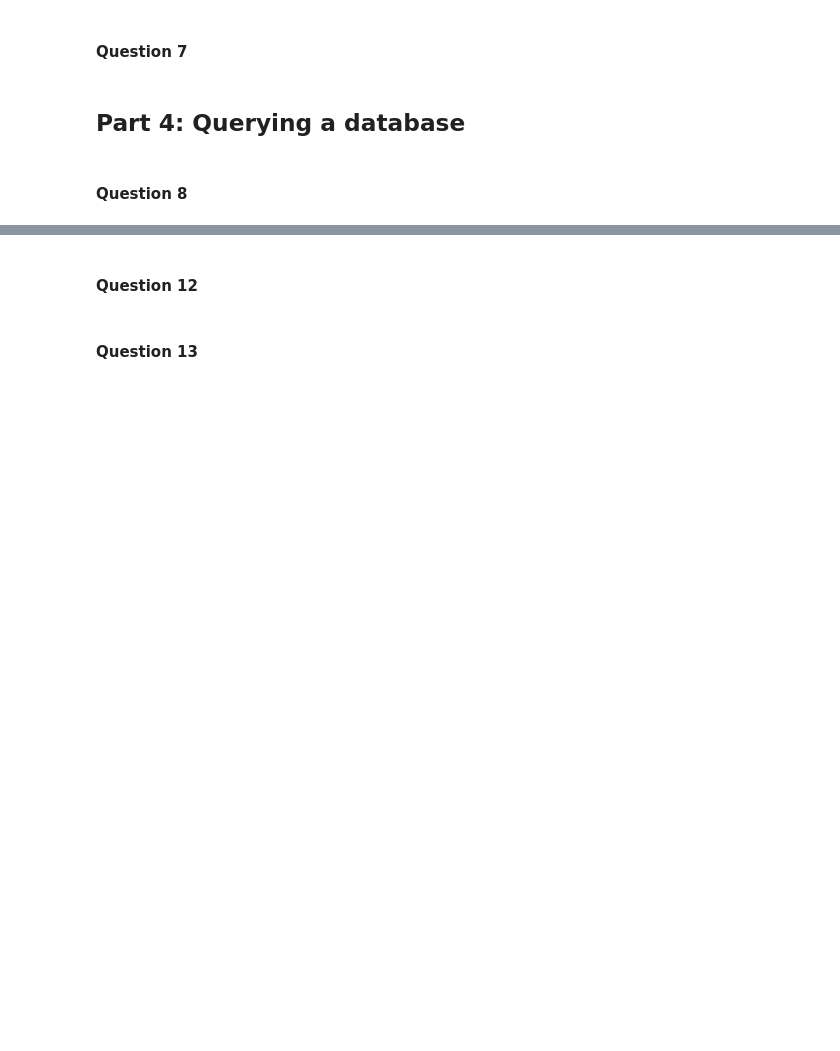
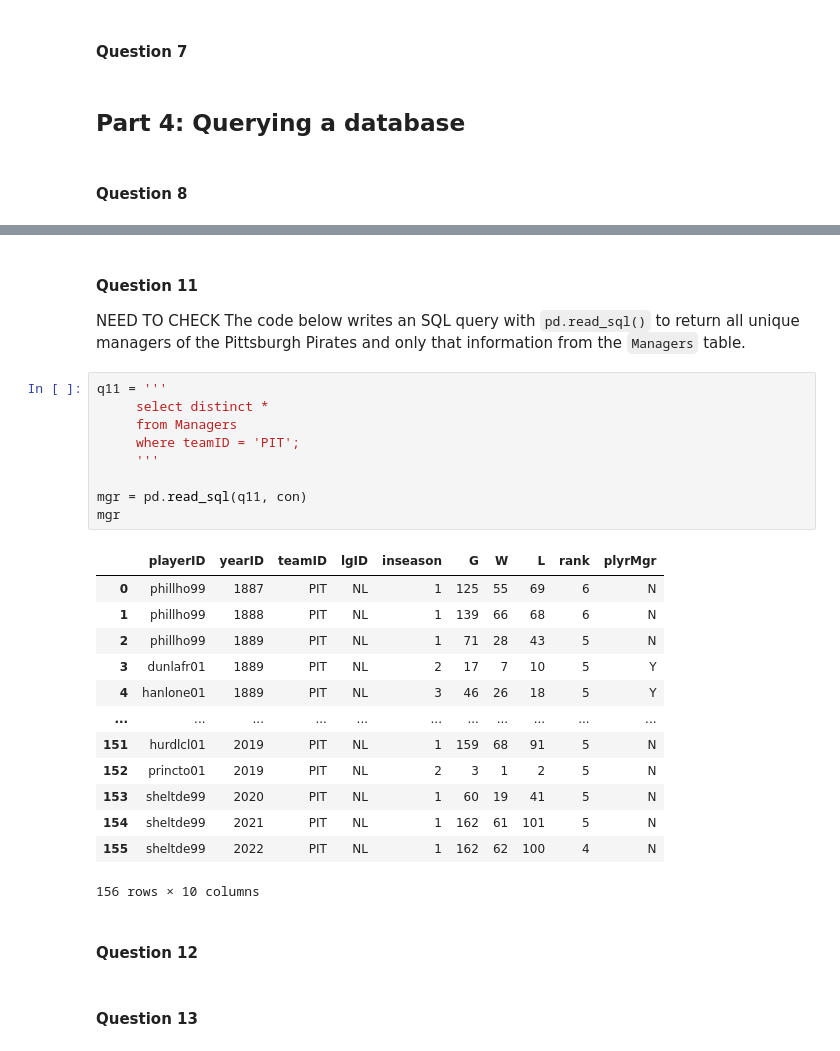
Before and after one commit to jlloring/ST-554_JLoring, a Jupyter notebook: Loring_HW5.ipynb, the cells around one changed output, grey strips where cells are left out. Drawn from its saved outputs; the diff is of its cells as text; blank space fills up the shorter version.

```diff
--- a/Loring_HW5.ipynb
+++ b/Loring_HW5.ipynb
@@ -100,3 +155,30 @@ schema_df
+# %% [markdown]
+#### **Question 11**
+NEED TO CHECK
+The code below writes an SQL query with `pd.read_sql()` to return all unique managers of the Pittsburgh Pirates and only that information from the `Managers` table.
+# %%
+q11 = '''
+     select distinct *
+     from Managers
+     where teamID = 'PIT';
+     '''
+
+mgr = pd.read_sql(q11, con)
+mgr
+# %% [output]
+|  | playerID | yearID | teamID | lgID | inseason | G | W | L | rank | plyrMgr |
+| 0 | phillho99 | 1887 | PIT | NL | 1 | 125 | 55 | 69 | 6 | N |
+| 1 | phillho99 | 1888 | PIT | NL | 1 | 139 | 66 | 68 | 6 | N |
+| 2 | phillho99 | 1889 | PIT | NL | 1 | 71 | 28 | 43 | 5 | N |
+| 3 | dunlafr01 | 1889 | PIT | NL | 2 | 17 | 7 | 10 | 5 | Y |
+| 4 | hanlone01 | 1889 | PIT | NL | 3 | 46 | 26 | 18 | 5 | Y |
+| ... | ... | ... | ... | ... | ... | ... | ... | ... | ... | ... |
+| 151 | hurdlcl01 | 2019 | PIT | NL | 1 | 159 | 68 | 91 | 5 | N |
+| 152 | princto01 | 2019 | PIT | NL | 2 | 3 | 1 | 2 | 5 | N |
+| 153 | sheltde99 | 2020 | PIT | NL | 1 | 60 | 19 | 41 | 5 | N |
+| 154 | sheltde99 | 2021 | PIT | NL | 1 | 162 | 61 | 101 | 5 | N |
+| 155 | sheltde99 | 2022 | PIT | NL | 1 | 162 | 62 | 100 | 4 | N |
+156 rows × 10 columns
 # %% [markdown]
 #### **Question 12**
 # %% [markdown]
```
Also changed, not shown: parts of 12 cells of this notebook.
